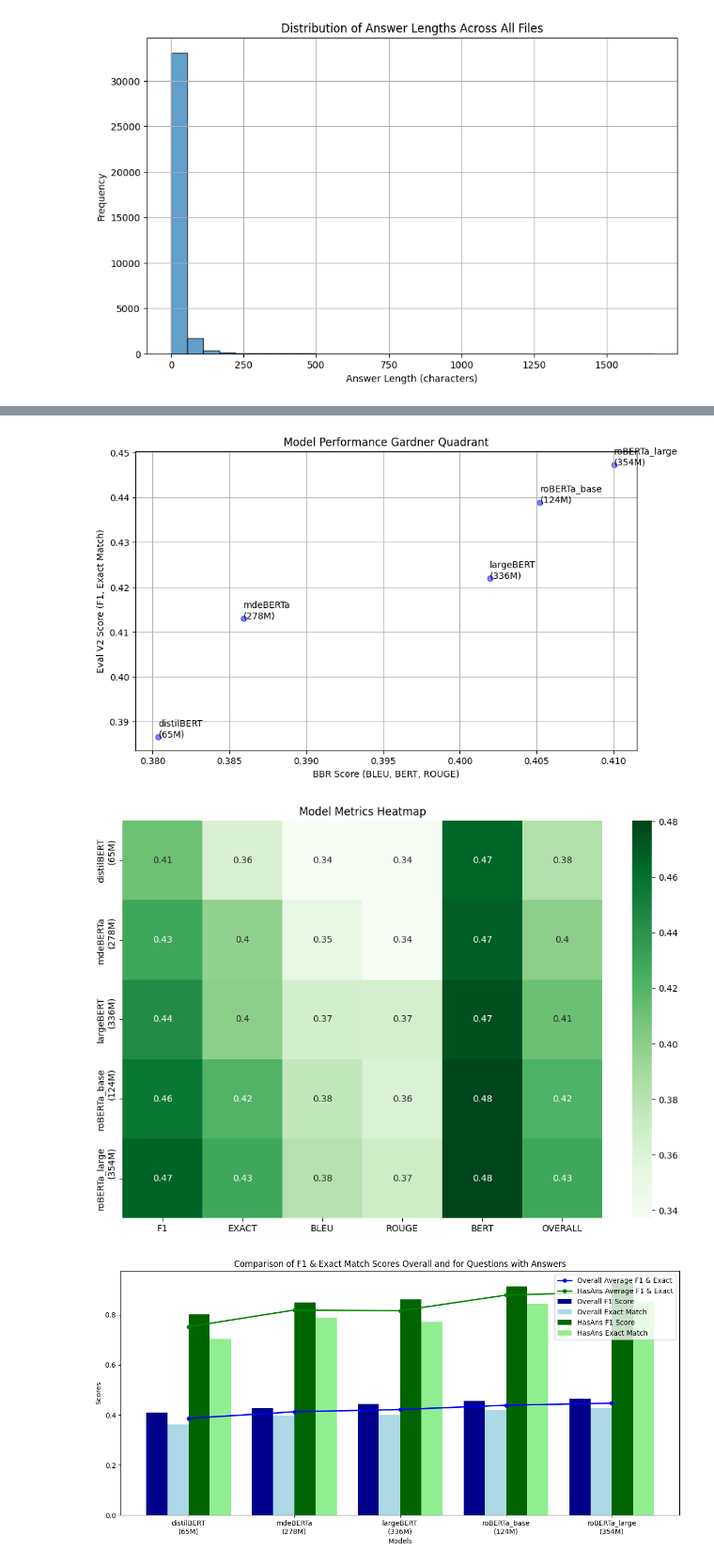
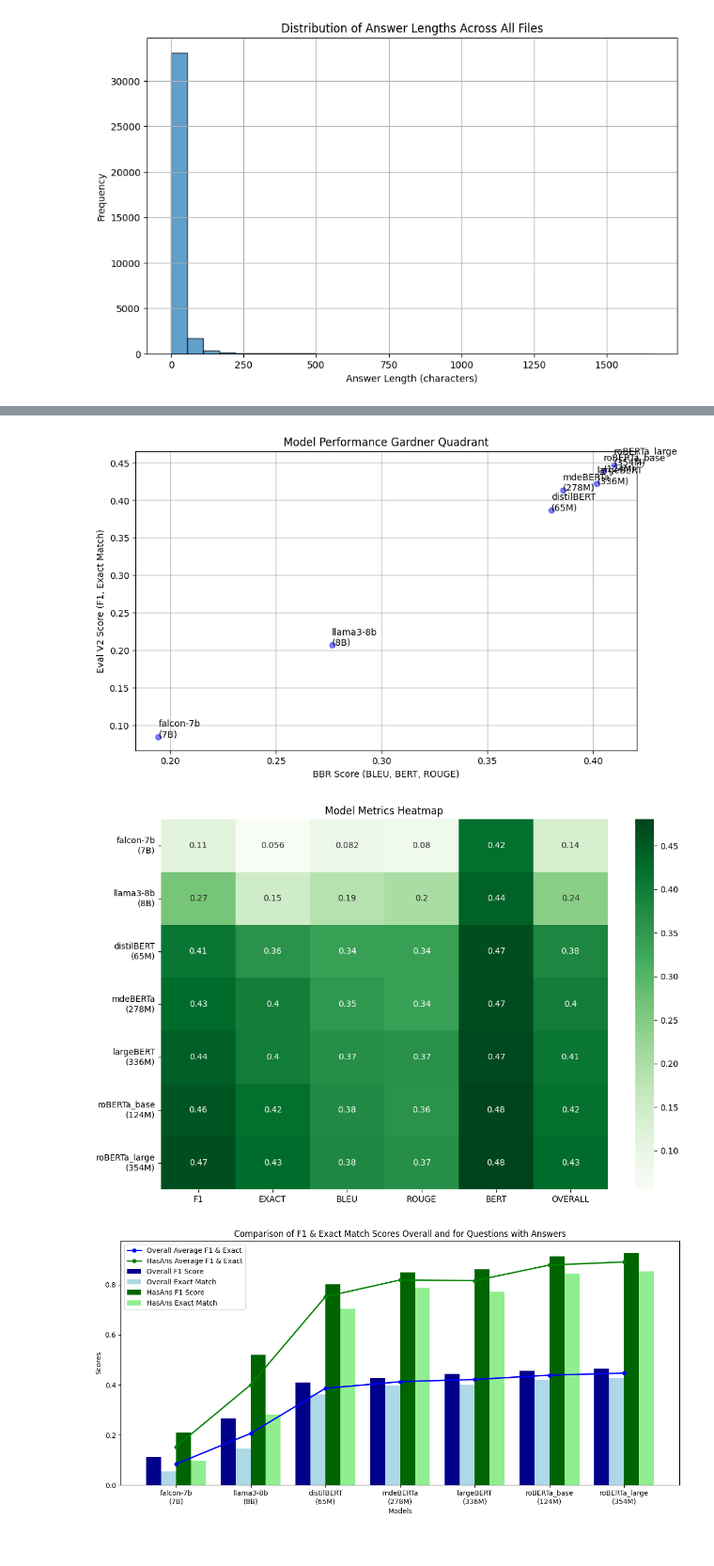
Before and after one commit to aminbensaad/eon-llm, a Jupyter notebook: llm/level-0.ipynb, the cells around one changed output, grey strips where cells are left out. Shown at 94% size. Saved outputs shown, nothing was run; the diff lists cells and outputs as text; code cells hidden in the pictures.

Commit message:
rendered new evaluation result figures including Llama3 and Falcon9

```diff
--- a/llm/level-0.ipynb
+++ b/llm/level-0.ipynb
@@ -189,6 +189,8 @@ import seaborn as sns
 # Manual dictionary for model names
 manual_model_name_map = {
     # base
+    'Llama3-ChatQA-1.5-8B': 'llama3-8b\n(8B)',
+    'falcon-7b-instruct': 'falcon-7b\n(7B)',
 
     # fine-tuned
     'bert-large-cased-whole-word-masking-finetuned-squad': 'largeBERT\n(336M)',
@@ -426,3 +432,3 @@ plt.show()
-[figure, old version]
+[figure, new version]
-[figure, old version]
+[figure, new version]
-[figure, old version]
+[figure, new version]
```
Also changed, not shown: parts of 1 cell of this notebook, 5 other files.
